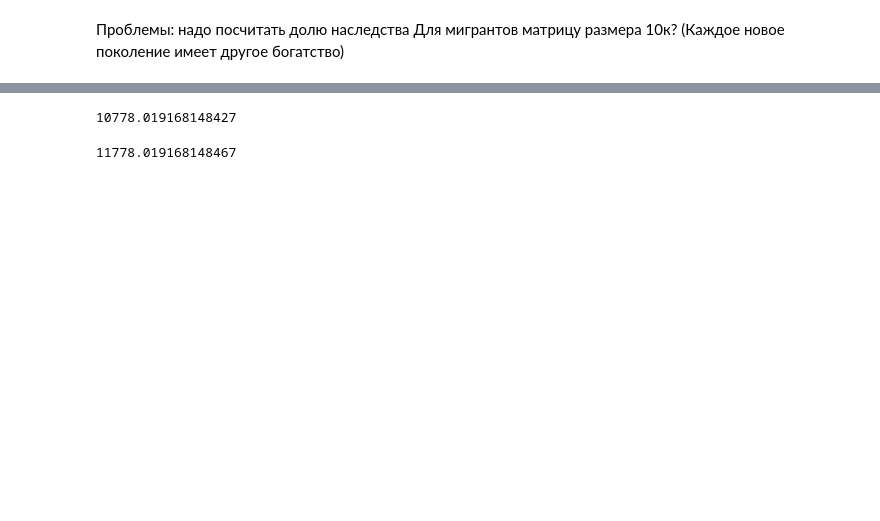
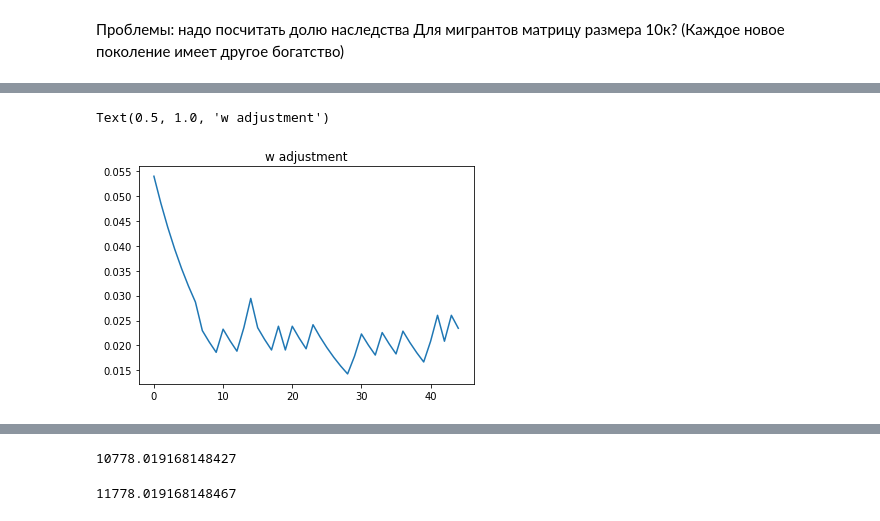
Before and after one commit to mkhlgrv/olg, a Jupyter notebook: steady_state.ipynb, the cells around one changed output, grey strips where cells are left out. Drawn from its saved outputs; the diff is of its cells as text; code cells hidden in the pictures; blank space fills up the shorter version.

```diff
--- a/steady_state.ipynb
+++ b/steady_state.ipynb
@@ -741,3 +771,10 @@ olg.steady_path[-5]
+# %%
+plt.plot([item[1][7] for i, item in enumerate(olg.steady_path)])
+# plt.plot([item[1][1] for i, item in enumerate(olg.steady_path)])
+plt.title("w adjustment")
+# %% [output]
+Text(0.5, 1.0, 'w adjustment')
+[figure, added]
 # %%
 import matplotlib.pyplot as plt
 plt.plot([item[0]["fun"] for i, item in enumerate(olg.steady_path)])
```
Also changed, not shown: parts of 17 cells of this notebook.
